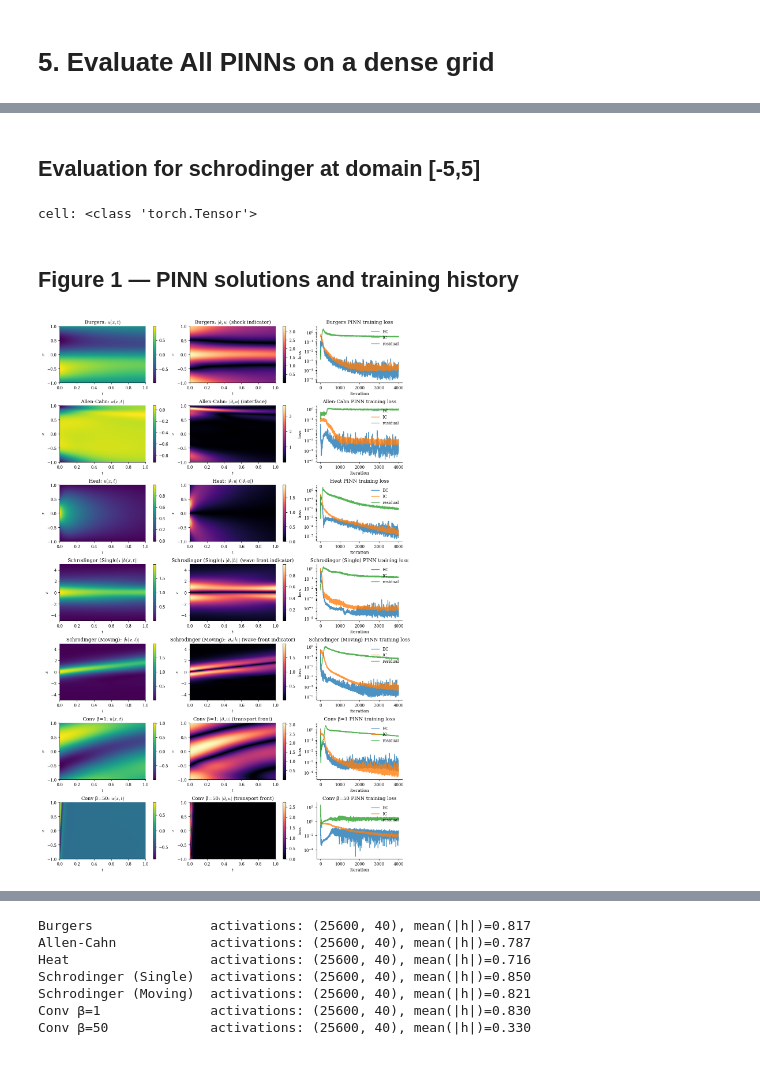
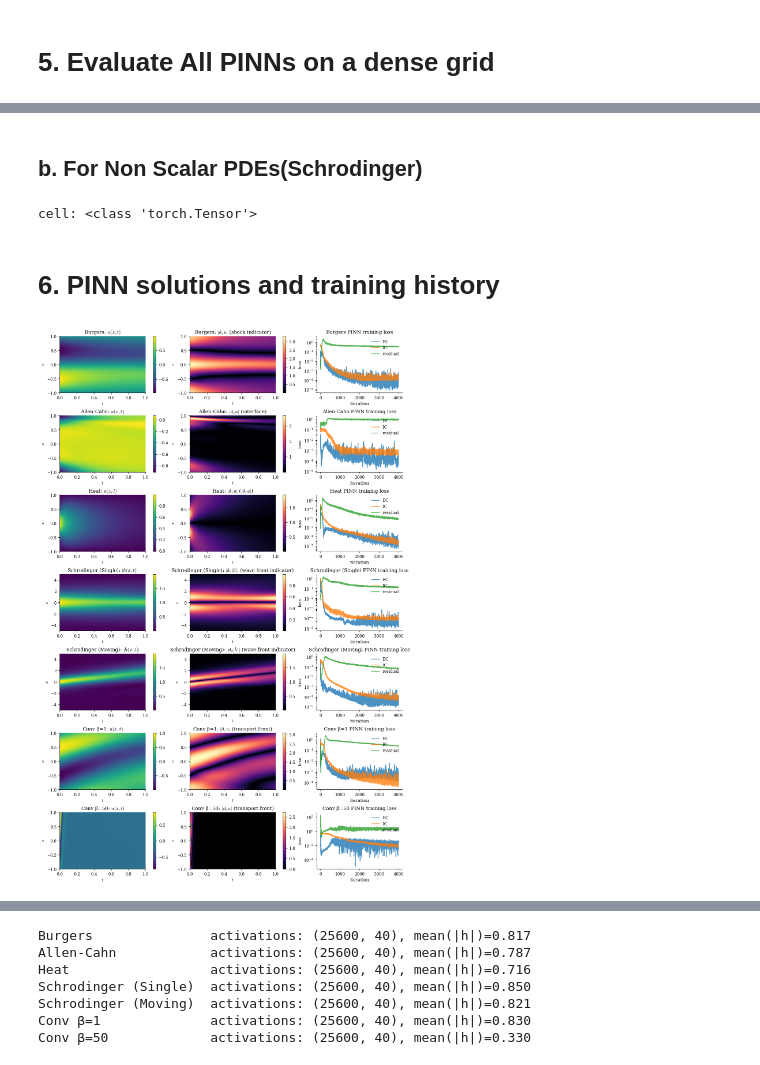
Before and after one commit to NanditaPatil-dotcom/PhysSAE, a Jupyter notebook: PhysSAE_SAE.ipynb, the cells around one changed output, grey strips where cells are left out. Saved outputs shown, nothing was run; the diff lists cells and outputs as text; code cells hidden in the pictures.

```diff
--- a/PhysSAE_SAE.ipynb
+++ b/PhysSAE_SAE.ipynb
@@ -563,8 +565,8 @@ Schrodinger-single: (256, 100) (256, 100) (256, 100, 40)
 Schrodinger-moving: (256, 100) (256, 100) (256, 100, 40)
 Conv β=1   U range [-0.992, 1.004], H shape (256, 100, 40)
 Conv β=50  U range [-0.877, 0.891], H shape (256, 100, 40)
-# %% [markdown]
-## Evaluation for schrodinger at domain [-5,5]
+# %% [markdown]
+## b. For Non Scalar PDEs(Schrodinger)
 # %%
 # Schrödinger evaluation on native domain [-5,5]
 
@@ -611,7 +613,7 @@ extent = [ts_np.min(),ts_np.max(),xs_np.min(),xs_np.max()]
 # %% [output]
 cell: <class 'torch.Tensor'>
 # %% [markdown]
-## Figure 1 — PINN solutions and training history
+# 6. PINN solutions and training history
 # %%
 fig, axes = plt.subplots(7,3,figsize=(11.5,17.5),constrained_layout=True)
 
@@ -626,47 +628,31 @@ rows = [
 
 for row, (U, hist, label) in enumerate(rows):
 
-    # ----------------------------------------------------
     # domain
-    # ----------------------------------------------------
-
     if label.startswith("Schrodinger"):
         current_extent = extent_s
     else:
         current_extent = extent
 
-    # ----------------------------------------------------
     # solution
-    # ----------------------------------------------------
-
     ax = axes[row,0]
     im = ax.imshow(U, extent=current_extent,origin="lower",aspect="auto",cmap="viridis")
-
     if label.startswith("Schrodinger"):
         ax.set_title(f"{label}: $|h(x,t)|$")
     else:
         ax.set_title(f"{label}: $u(x,t)$")
-
     ax.set_xlabel("$t$")
     ax.set_ylabel("$x$")
-
     plt.colorbar(im, ax=ax, fraction=0.046)
 
-    # ----------------------------------------------------
     # gradient / wavefront
-    # ----------------------------------------------------
-
     ax = axes[row,1]
-
     if label == "Schrodinger (Single)":
         ux = UX_s_fig_single
-
     elif label == "Schrodinger (Moving)":
         ux = UX_s_fig_moving
-
     else:
         ux = np.abs(np.gradient(U,xs_np[1]-xs_np[0],axis=0))
-
     im = ax.imshow(ux,extent=current_extent,origin="lower",aspect="auto",cmap="magma")
 
     if label == "Burgers":
@@ -675,44 +661,33 @@ for row, (U, hist, label) in enumerate(rows):
     elif label == "Allen-Cahn":
         structure = "interface"
 
     elif label == "Heat":
         structure = r"$|\partial_x u|$"
 
     elif label.startswith("Conv"):
         structure = "transport front"
 
     else:
         structure = "wave-front indicator"
 
     if label.startswith("Schrodinger"):
-        ax.set_title(
-            f"{label}: $|\\partial_x|h||$ ({structure})"
-        )
+        ax.set_title(f"{label}: $|\\partial_x|h||$ ({structure})")
     else:
-        ax.set_title(
-            f"{label}: $|\\partial_x u|$ ({structure})"
-        )
-
+        ax.set_title(f"{label}: $|\\partial_x u|$ ({structure})")
     ax.set_xlabel("$t$")
     ax.set_ylabel("$x$")
-
     plt.colorbar(im, ax=ax, fraction=0.046)
 
-    # ----------------------------------------------------
     # training history
-    # ----------------------------------------------------
-
     ax = axes[row,2]
-
     for j, lab in enumerate(["BC","IC","residual"]):
         ax.semilogy(hist[:,j],label=lab,alpha=0.8)
-
     ax.set_title(f"{label} PINN training loss")
     ax.set_xlabel("iteration")
     ax.set_ylabel("loss")
     ax.legend(frameon=False, loc="upper right")
 
 plt.savefig("figures/fig1_pinn_solutions.png",bbox_inches="tight")
 plt.show()
 # %% [output]
-[figure, old version]
+[figure, new version]
```
Also changed, not shown: parts of 44 cells of this notebook.
